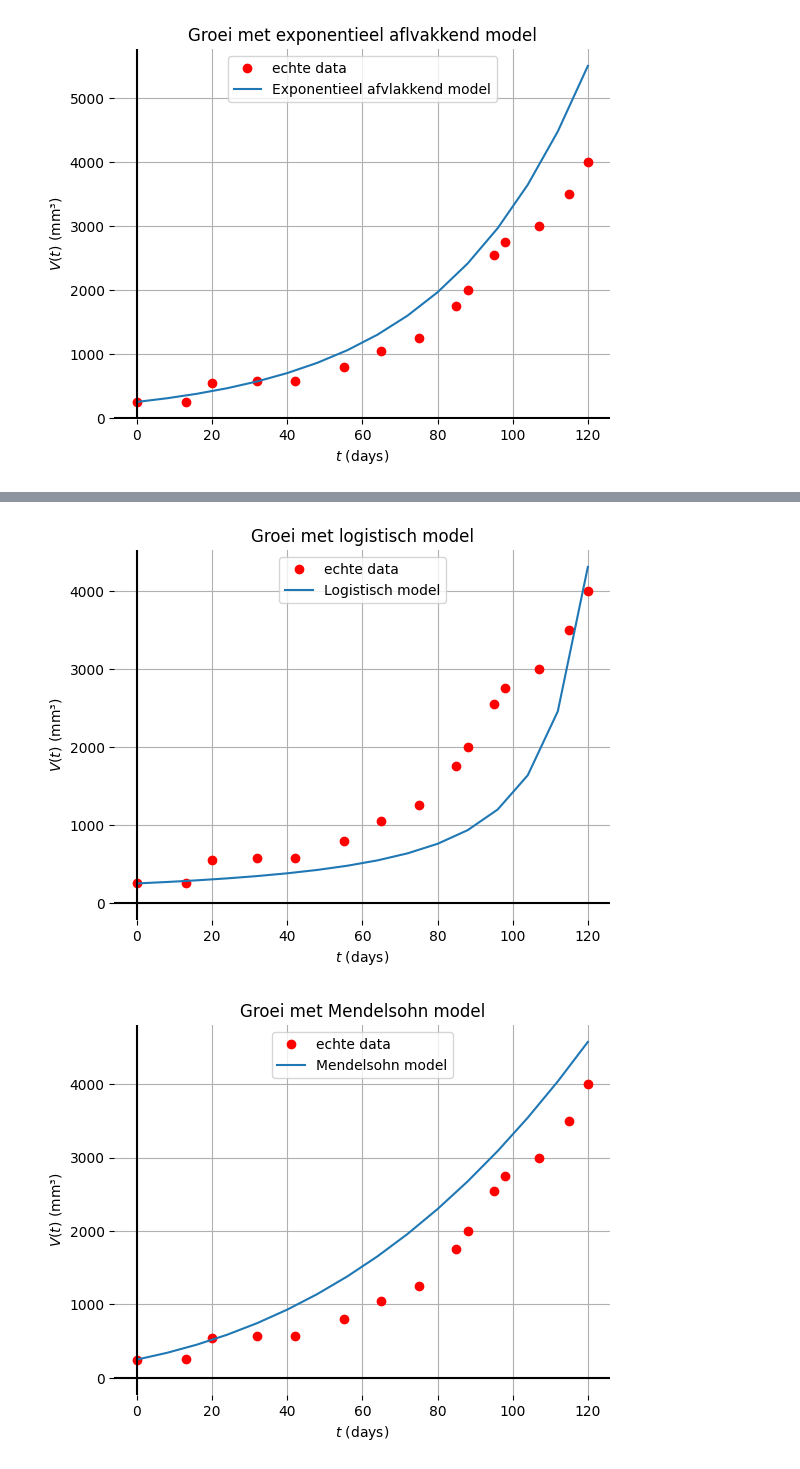
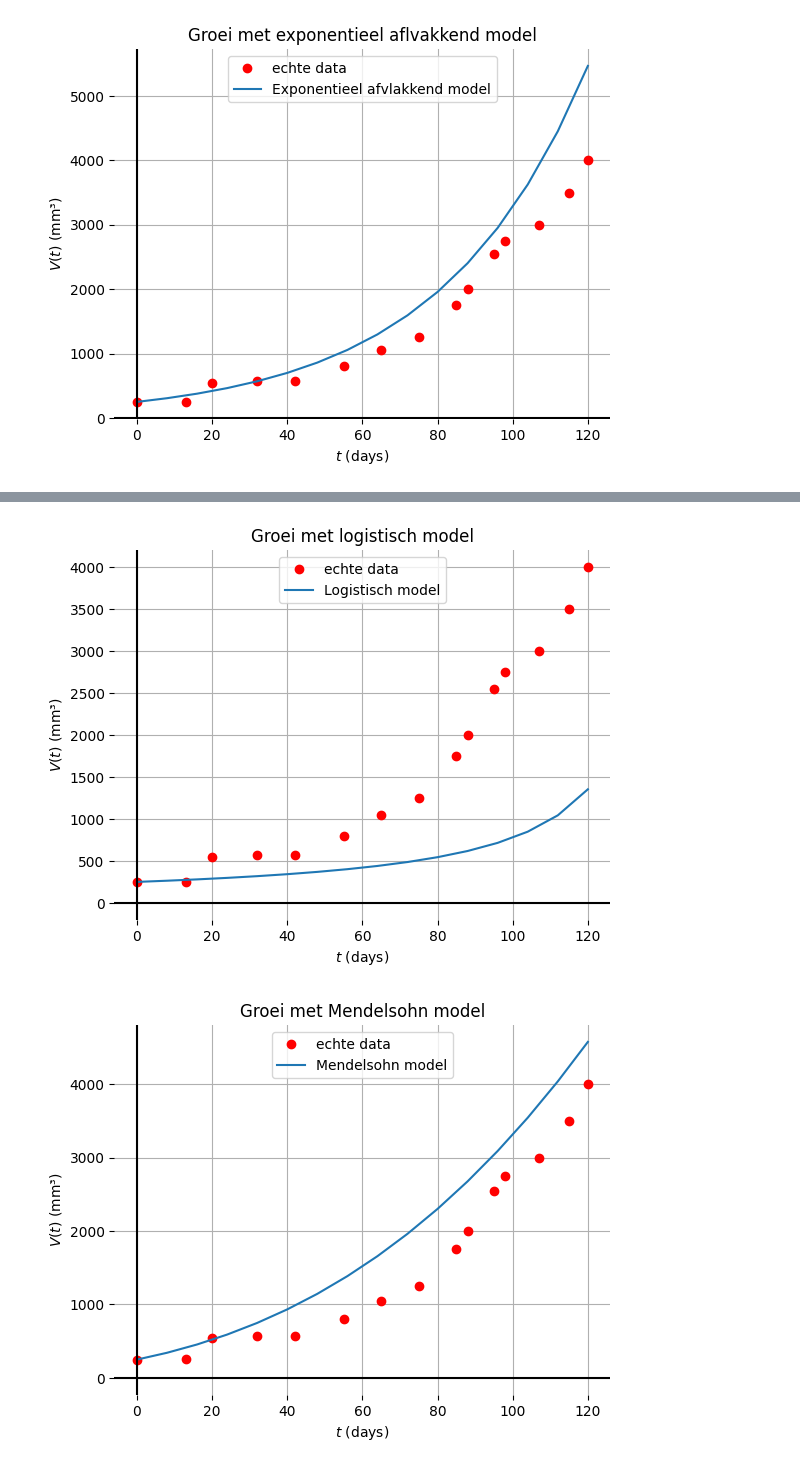
Before and after one commit to MirteDraaijer/ODEs, a Jupyter notebook: ode_demo.ipynb, the cells around one changed output, grey strips where cells are left out. Saved outputs shown, nothing was run; the diff lists cells and outputs as text; code cells hidden in the pictures.

```diff
--- a/ode_demo.ipynb
+++ b/ode_demo.ipynb
@@ -463,24 +463,24 @@ plt.show()
 # %%
 voorbeeld7 = ode_solver(250, 15, 8)
-params0 = {"c" : 0.0, "max_volume" : 10}
+params0 = {"c" : 0.0, "max_volume" : 10, "volume" : voorbeeld7.volume}
 params, mse = voorbeeld7.fit(
     echte_volumes=  Vs_exact,
-    model = lambda c, max_volume: voorbeeld7.logistisch(c, max_volume),
+    model = lambda c, max_volume, volume: voorbeeld7.logistisch(c, max_volume, volume),
     params0 = params0
 )
 
 dagen, volumes = voorbeeld7.logistisch(**params)
 
 plt.plot(ts_exact, Vs_exact, "or", label = "echte data")
 voorbeeld7.plot(dagen, volumes, "Logistisch model")
 
 plt.axhline(0.0, color="k"); plt.axvline(0.0, color="k")
 plt.title("Groei met logistisch model"); plt.xlabel("$t$ (days)"); plt.ylabel("$V(t)$ (mm³)")
 plt.grid(True); plt.box(False)
 plt.legend()
 
 plt.show()
 # %% [output]
-[figure, old version]
+[figure, new version]
 # %%
 voorbeeld8 = ode_solver(250, 15, 8)
```
Also changed, not shown: parts of 18 cells of this notebook, 1 other file.
